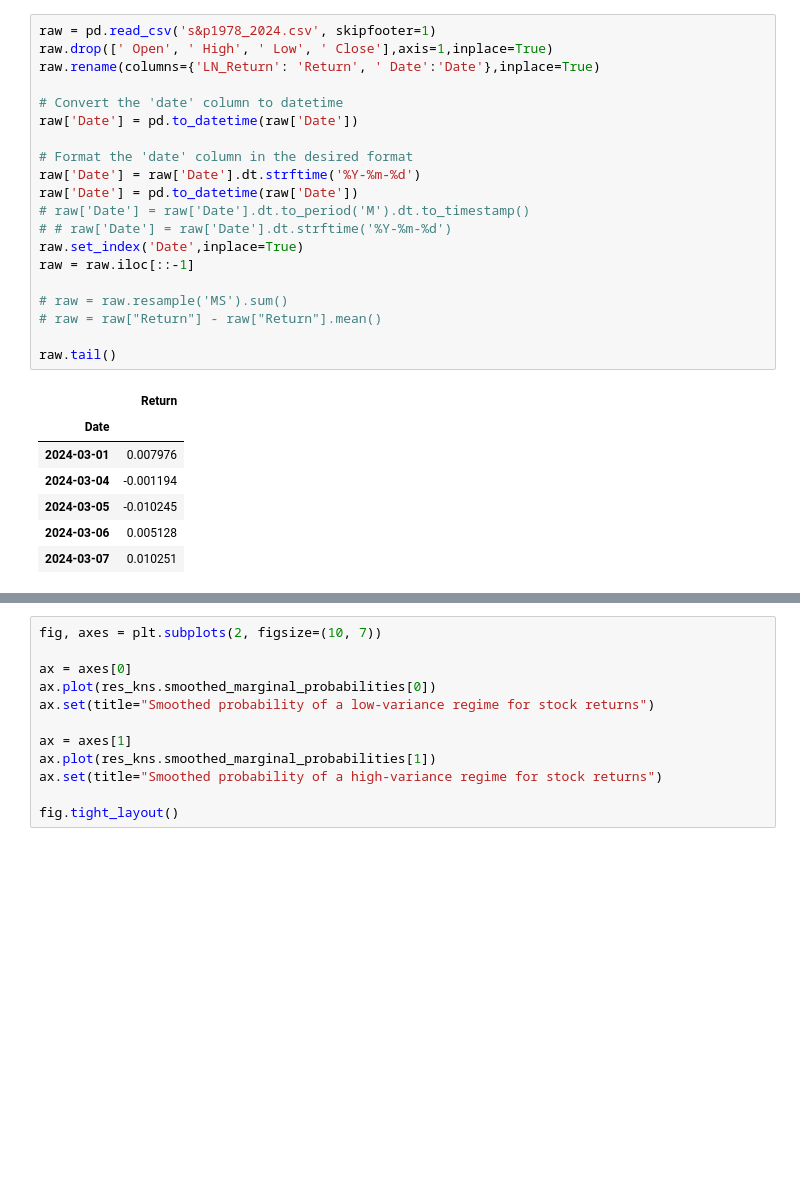
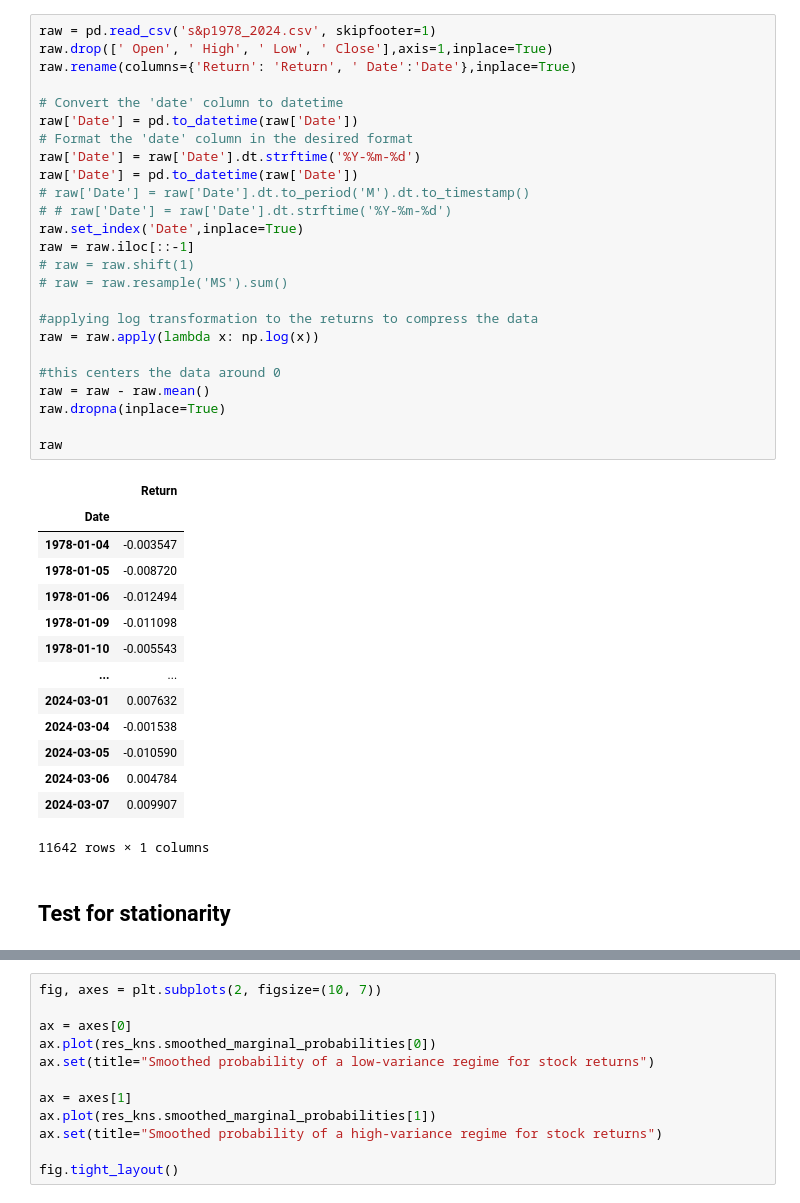
Before and after one commit to alldenla/Regime-Shift-Algorithmic-Trading-Bot, a Jupyter notebook: Markov Switching Autoregression Model.ipynb, the cells around one changed output, grey strips where cells are left out. Cells and saved outputs as stored; diff of their text form; blank space fills up the shorter version.

```diff
--- a/Markov Switching Autoregression Model.ipynb
+++ b/Markov Switching Autoregression Model.ipynb
@@ -29,28 +36,42 @@ usrec.head()
 # %%
 raw = pd.read_csv('s&p1978_2024.csv', skipfooter=1)
 raw.drop([' Open', ' High', ' Low', ' Close'],axis=1,inplace=True)
-raw.rename(columns={'LN_Return': 'Return', ' Date':'Date'},inplace=True)
+raw.rename(columns={'Return': 'Return', ' Date':'Date'},inplace=True)
 
 # Convert the 'date' column to datetime
 raw['Date'] = pd.to_datetime(raw['Date'])
-
 # Format the 'date' column in the desired format
 raw['Date'] = raw['Date'].dt.strftime('%Y-%m-%d')
 raw['Date'] = pd.to_datetime(raw['Date'])
 # raw['Date'] = raw['Date'].dt.to_period('M').dt.to_timestamp()
 # # raw['Date'] = raw['Date'].dt.strftime('%Y-%m-%d')
 raw.set_index('Date',inplace=True)
 raw = raw.iloc[::-1]
+# raw = raw.shift(1)
+# raw = raw.resample('MS').sum()
 
-# raw = raw.resample('MS').sum()
-# raw = raw["Return"] - raw["Return"].mean()
+#applying log transformation to the returns to compress the data
+raw = raw.apply(lambda x: np.log(x))
 
-raw.tail()
+#this centers the data around 0
+raw = raw - raw.mean()
+raw.dropna(inplace=True)
+
+raw
 # %% [output]
 |  | Return |
 | Date |  |
-| 2024-03-01 | 0.007976 |
-| 2024-03-04 | -0.001194 |
-| 2024-03-05 | -0.010245 |
-| 2024-03-06 | 0.005128 |
-| 2024-03-07 | 0.010251 |
+| 1978-01-04 | -0.003547 |
+| 1978-01-05 | -0.008720 |
+| 1978-01-06 | -0.012494 |
+| 1978-01-09 | -0.011098 |
+| 1978-01-10 | -0.005543 |
+| ... | ... |
+| 2024-03-01 | 0.007632 |
+| 2024-03-04 | -0.001538 |
+| 2024-03-05 | -0.010590 |
+| 2024-03-06 | 0.004784 |
+| 2024-03-07 | 0.009907 |
+11642 rows × 1 columns
+# %% [markdown]
+## Test for stationarity
```
Also changed, not shown: parts of 15 cells of this notebook, 5 other files.
